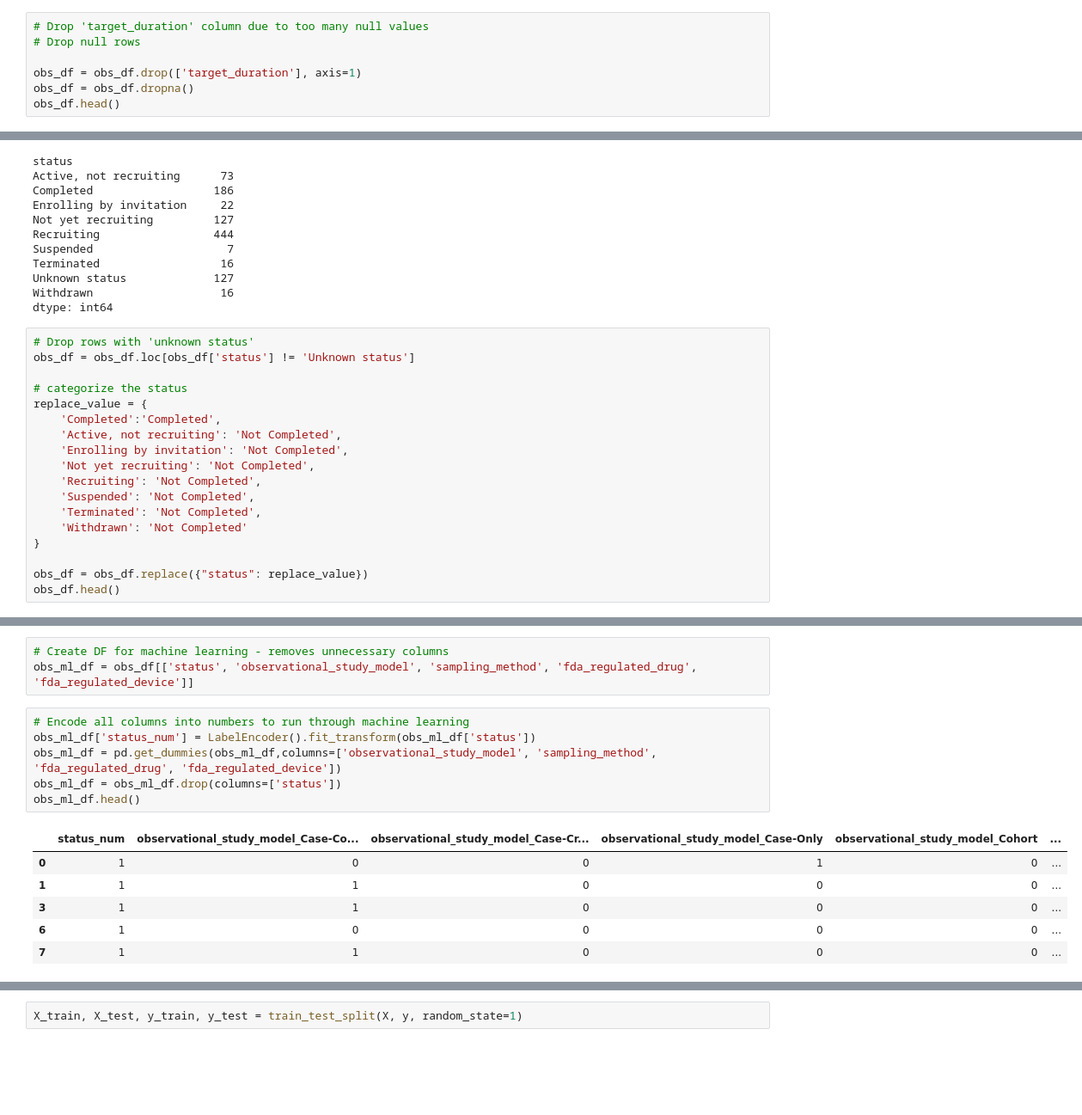
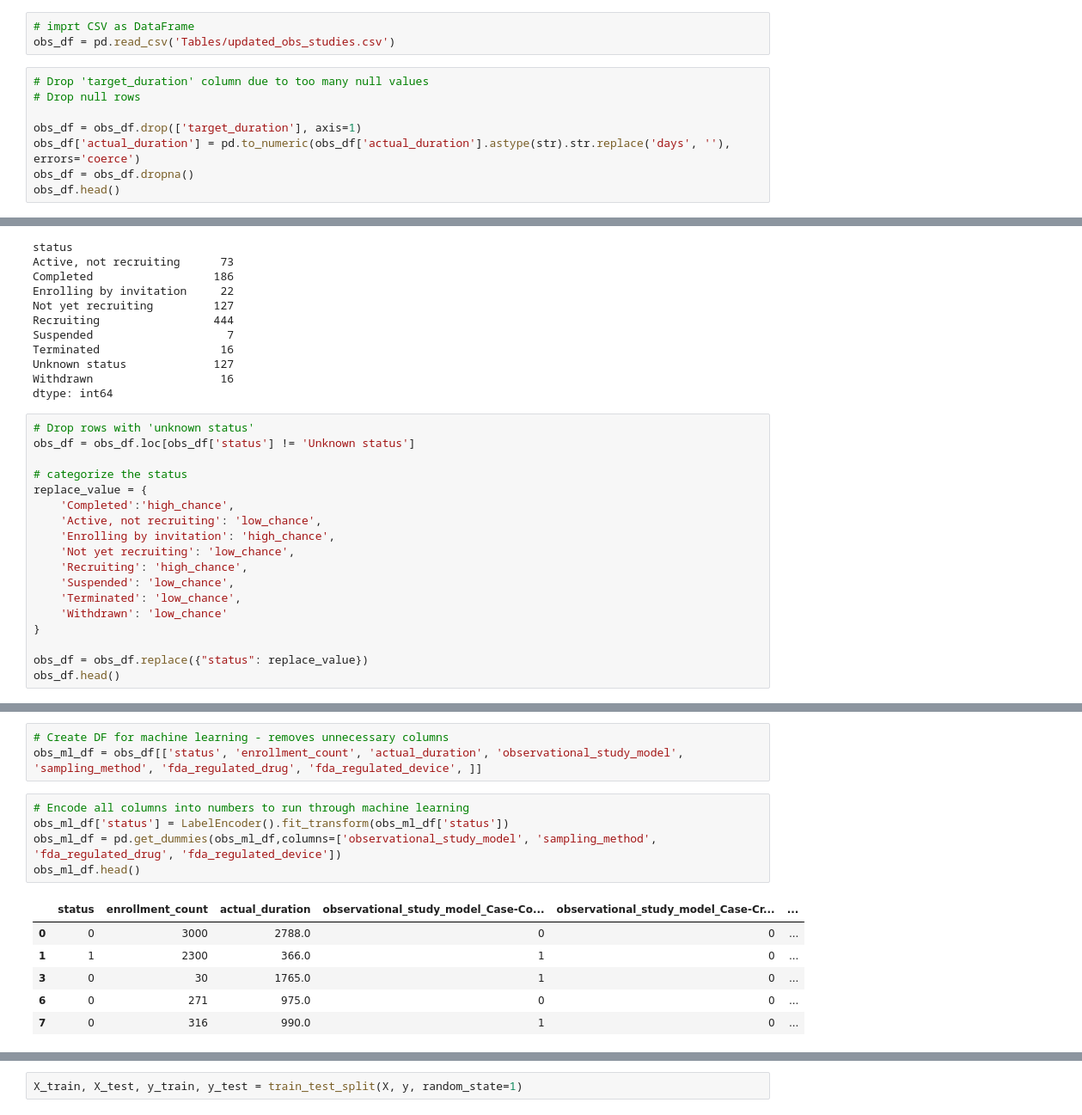
Before and after one commit to AnneLonero/Clinical_Trials_Research_Project, a Jupyter notebook: Observational_Machine_Learning.ipynb, the cells around one changed output, grey strips where cells are left out. Shown at 86% size. Saved outputs shown, nothing was run; the diff lists cells and outputs as text; blank space fills up the shorter version.

```diff
--- a/Observational_Machine_Learning.ipynb
+++ b/Observational_Machine_Learning.ipynb
@@ -21,8 +20,12 @@ obs_df = pd.read_csv('Tables/observational_studies_fda.csv')
+# %%
+# imprt CSV as DataFrame
+obs_df = pd.read_csv('Tables/updated_obs_studies.csv')
 # %%
 # Drop 'target_duration' column due to too many null values
 # Drop null rows
 
 obs_df = obs_df.drop(['target_duration'], axis=1)
+obs_df['actual_duration'] = pd.to_numeric(obs_df['actual_duration'].astype(str).str.replace('days', ''), errors='coerce')
 obs_df = obs_df.dropna()
 obs_df.head()
 # %% [output]
@@ -53,14 +56,14 @@ obs_df = obs_df.loc[obs_df['status'] != 'Unknown status']
 
 # categorize the status
 replace_value = {
-    'Completed':'Completed',
-    'Active, not recruiting': 'Not Completed',
-    'Enrolling by invitation': 'Not Completed',
-    'Not yet recruiting': 'Not Completed',
-    'Recruiting': 'Not Completed',
-    'Suspended': 'Not Completed',
-    'Terminated': 'Not Completed',
-    'Withdrawn': 'Not Completed'
+    'Completed':'high_chance',
+    'Active, not recruiting': 'low_chance',
+    'Enrolling by invitation': 'high_chance',
+    'Not yet recruiting': 'low_chance',
+    'Recruiting': 'high_chance',
+    'Suspended': 'low_chance',
+    'Terminated': 'low_chance',
+    'Withdrawn': 'low_chance'
 }
 
 obs_df = obs_df.replace({"status": replace_value})
@@ -75,17 +78,16 @@ obs_df.head()
 # %%
 # Create DF for machine learning - removes unnecessary columns
-obs_ml_df = obs_df[['status', 'observational_study_model', 'sampling_method', 'fda_regulated_drug', 'fda_regulated_device']]
+obs_ml_df = obs_df[['status', 'enrollment_count', 'actual_duration', 'observational_study_model', 'sampling_method', 'fda_regulated_drug', 'fda_regulated_device', ]]
 # %%
 # Encode all columns into numbers to run through machine learning
-obs_ml_df['status_num'] = LabelEncoder().fit_transform(obs_ml_df['status'])
+obs_ml_df['status'] = LabelEncoder().fit_transform(obs_ml_df['status'])
 obs_ml_df = pd.get_dummies(obs_ml_df,columns=['observational_study_model', 'sampling_method', 'fda_regulated_drug', 'fda_regulated_device'])
-obs_ml_df = obs_ml_df.drop(columns=['status'])
 obs_ml_df.head()
 # %% [output]
-|  | status_num | observational_study_model_Case-Co... | observational_study_model_Case-Cr... | observational_study_model_Case-Only | observational_study_model_Cohort | ... |
-| 0 | 1 | 0 | 0 | 1 | 0 | ... |
-| 1 | 1 | 1 | 0 | 0 | 0 | ... |
-| 3 | 1 | 1 | 0 | 0 | 0 | ... |
-| 6 | 1 | 0 | 0 | 0 | 0 | ... |
-| 7 | 1 | 1 | 0 | 0 | 0 | ... |
+|  | status | enrollment_count | actual_duration | observational_study_model_Case-Co... | observational_study_model_Case-Cr... | ... |
+| 0 | 0 | 3000 | 2788.0 | 0 | 0 | ... |
+| 1 | 1 | 2300 | 366.0 | 1 | 0 | ... |
+| 3 | 0 | 30 | 1765.0 | 1 | 0 | ... |
+| 6 | 0 | 271 | 975.0 | 0 | 0 | ... |
+| 7 | 0 | 316 | 990.0 | 1 | 0 | ... |
 # %%
```
Also changed, not shown: parts of 41 cells of this notebook.
